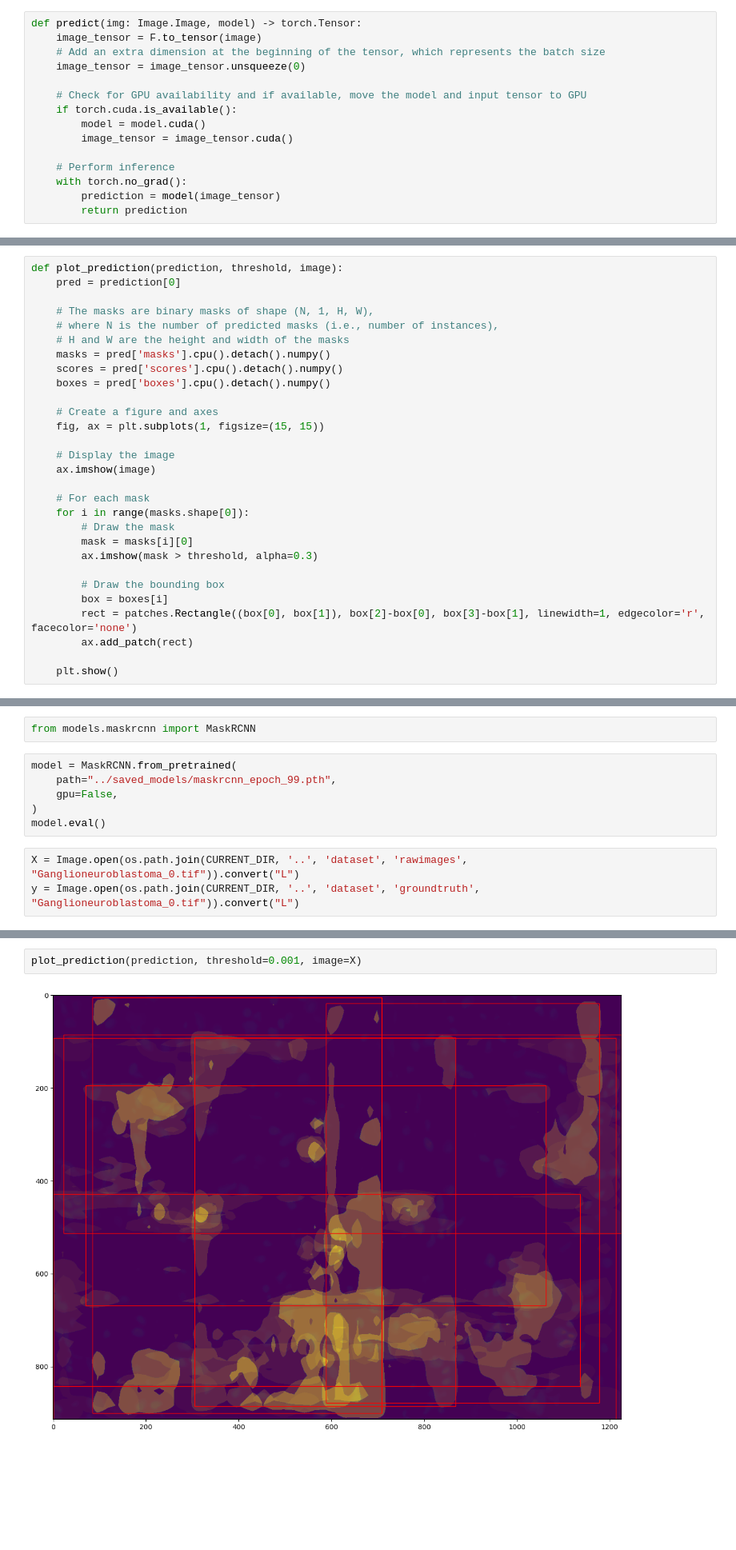
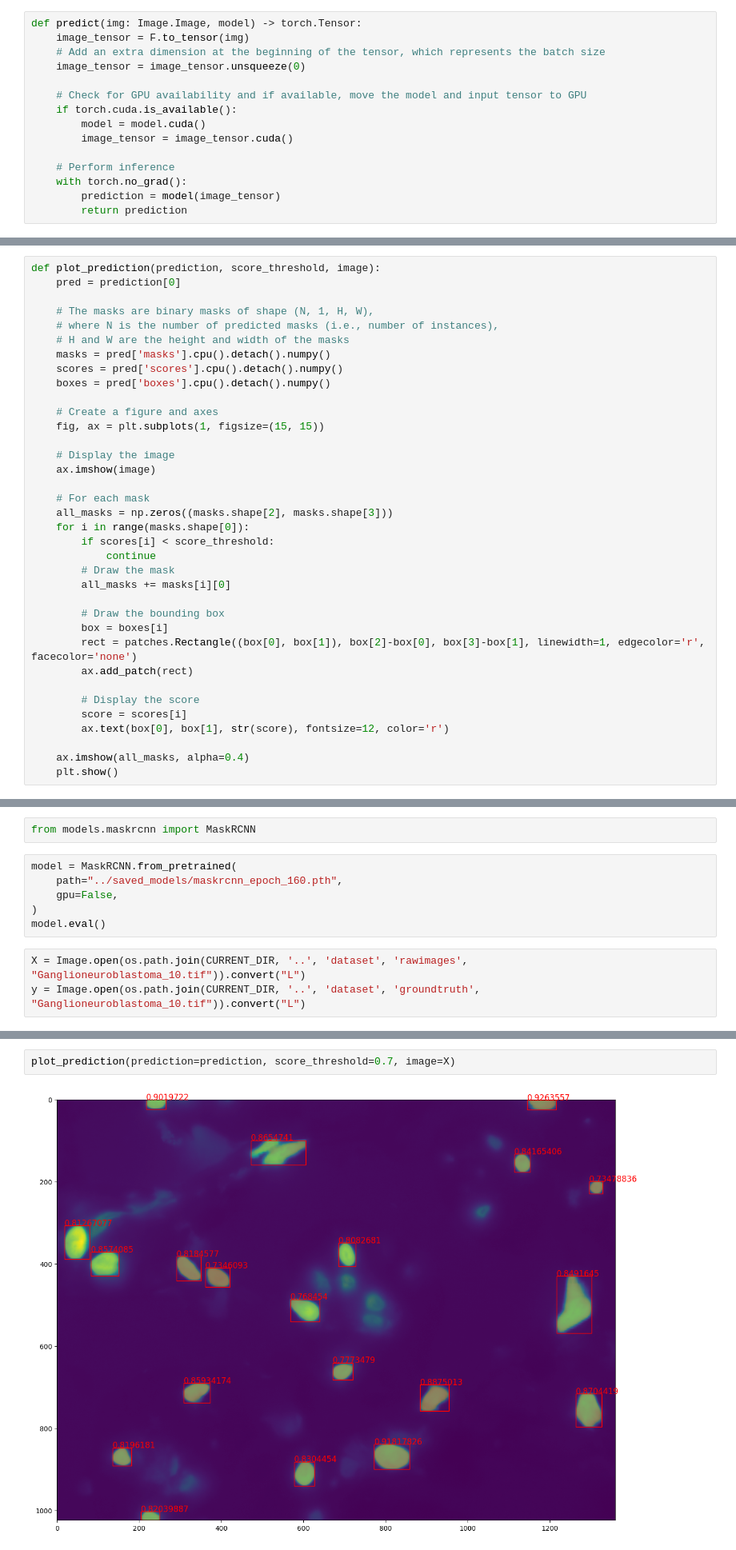
Before and after one commit to madziejm/cell-nuclei-segmentation, a Jupyter notebook: cell_nuclei_segmentation/notebooks/MaskRCNN.ipynb, the cells around one changed output, grey strips where cells are left out. Shown at 80% size. Drawn from its saved outputs; the diff is of its cells as text; blank space fills up the shorter version.

```diff
--- a/cell_nuclei_segmentation/notebooks/MaskRCNN.ipynb
+++ b/cell_nuclei_segmentation/notebooks/MaskRCNN.ipynb
@@ -18,7 +18,7 @@ model = model.eval()
 image = Image.open(os.path.join(CURRENT_DIR, '..', 'dataset', 'rawimages', "Ganglioneuroblastoma_0.tif")).convert("L")
 # %%
 def predict(img: Image.Image, model) -> torch.Tensor:
-    image_tensor = F.to_tensor(image)
+    image_tensor = F.to_tensor(img)
     # Add an extra dimension at the beginning of the tensor, which represents the batch size
     image_tensor = image_tensor.unsqueeze(0)
 
@@ -64,5 +36,5 @@ plt.imshow(image)
 # %%
-def plot_prediction(prediction, threshold, image):
+def plot_prediction(prediction, score_threshold, image):
     pred = prediction[0]
 
     # The masks are binary masks of shape (N, 1, H, W),
@@ -79,15 +51,22 @@ def plot_prediction(prediction, threshold, image):
     ax.imshow(image)
 
     # For each mask
+    all_masks = np.zeros((masks.shape[2], masks.shape[3]))
     for i in range(masks.shape[0]):
+        if scores[i] < score_threshold:
+            continue
         # Draw the mask
-        mask = masks[i][0]
-        ax.imshow(mask > threshold, alpha=0.3)
+        all_masks += masks[i][0]
 
         # Draw the bounding box
         box = boxes[i]
         rect = patches.Rectangle((box[0], box[1]), box[2]-box[0], box[3]-box[1], linewidth=1, edgecolor='r', facecolor='none')
         ax.add_patch(rect)
 
+        # Display the score
+        score = scores[i]
+        ax.text(box[0], box[1], str(score), fontsize=12, color='r')
+
+    ax.imshow(all_masks, alpha=0.4)
     plt.show()
 # %%
@@ -100,13 +79,13 @@ plot_prediction(prediction, threshold=0.9, image=image)
 from models.maskrcnn import MaskRCNN
 # %%
 model = MaskRCNN.from_pretrained(
-    path="../saved_models/maskrcnn_epoch_99.pth",
+    path="../saved_models/maskrcnn_epoch_160.pth",
     gpu=False,
 )
 model.eval()
 # %%
-X = Image.open(os.path.join(CURRENT_DIR, '..', 'dataset', 'rawimages', "Ganglioneuroblastoma_0.tif")).convert("L")
-y = Image.open(os.path.join(CURRENT_DIR, '..', 'dataset', 'groundtruth', "Ganglioneuroblastoma_0.tif")).convert("L")
+X = Image.open(os.path.join(CURRENT_DIR, '..', 'dataset', 'rawimages', "Ganglioneuroblastoma_10.tif")).convert("L")
+y = Image.open(os.path.join(CURRENT_DIR, '..', 'dataset', 'groundtruth', "Ganglioneuroblastoma_10.tif")).convert("L")
 # %%
 %%time
 prediction = predict(img=X, model=model)
@@ -116,7 +95,7 @@ Wall time: 1.58 s
 # %%
-plot_prediction(prediction, threshold=0.001, image=X)
+plot_prediction(prediction=prediction, score_threshold=0.7, image=X)
 # %% [output]
-[figure, old version]
+[figure, new version]
 # %%
 plt.imshow(y)
 # %% [output]
```
Also changed, not shown: parts of 5 cells of this notebook.
